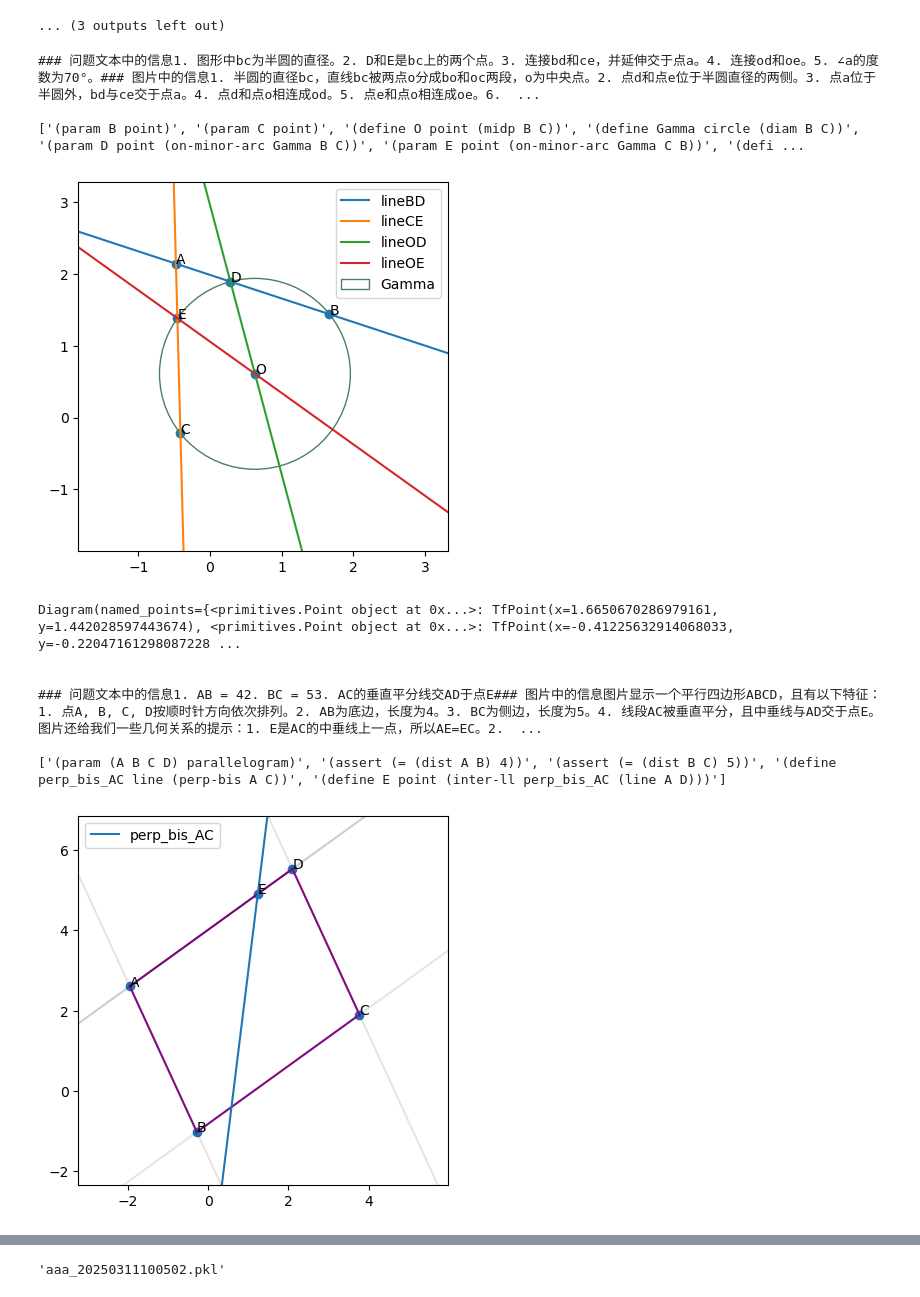
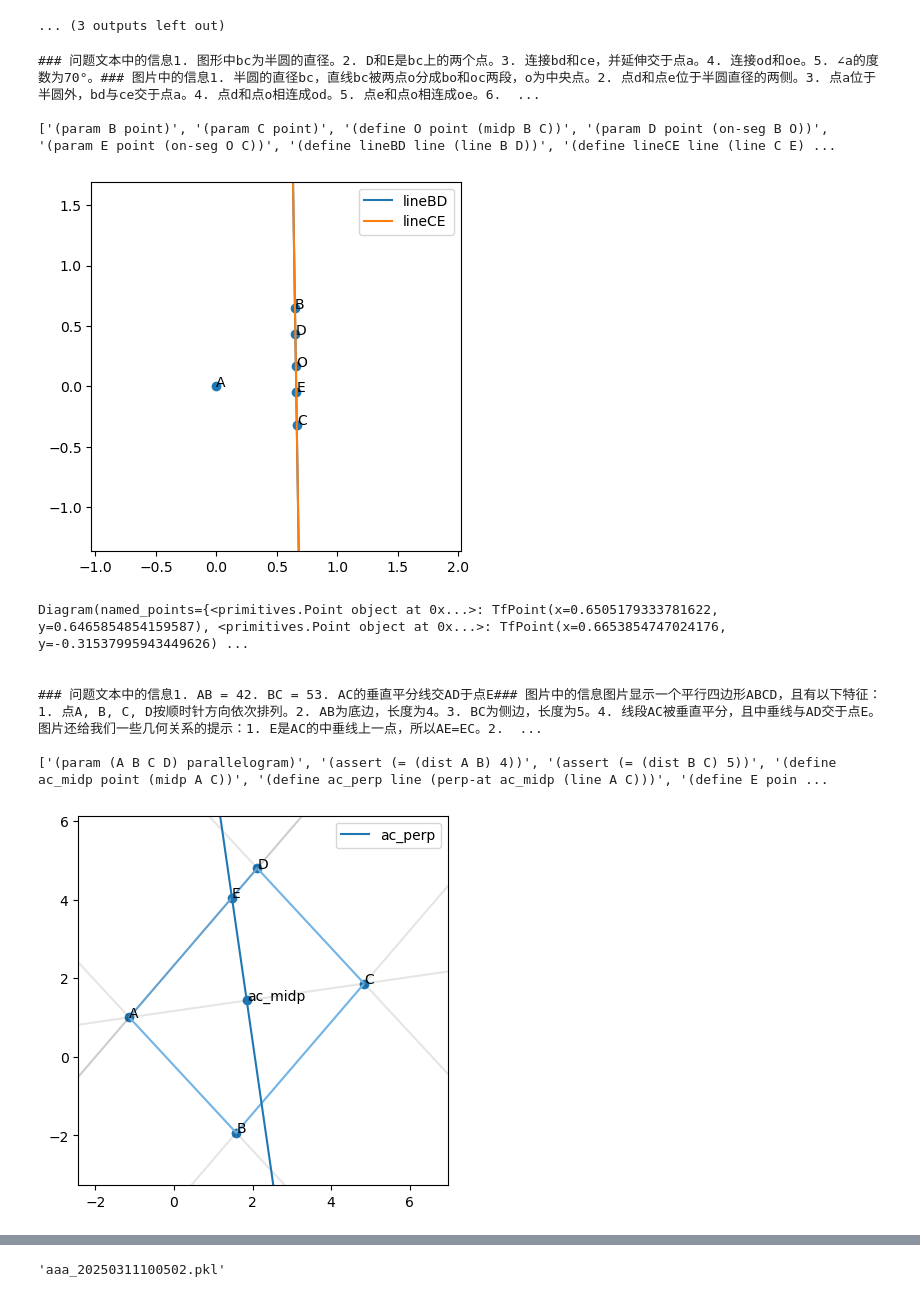
Before and after one commit to seanq31/geo-model-builder, a Jupyter notebook: src/test_api.ipynb, the cells around one changed output, grey strips where cells are left out. Cells and saved outputs as stored; diff of their text form; code cells hidden in the pictures.

```diff
--- a/src/test_api.ipynb
+++ b/src/test_api.ipynb
@@ -697,32 +697,32 @@ Diagram(named_points={<primitives.Point object at 0x...>: TfPoint(x=-0.724870092
 # %%
 import pickle
 
-with open('../llm_gen/res_all_in_one_dict.pkl', 'rb') as f:
+with open('../llm_gen/res_all_in_one_dict_20250311130550.pkl', 'rb') as f:
     gmb_result_dict = pickle.load(f)
 
 for key, res in gmb_result_dict.items():
     print(res[2])
     print(res[0])
     if res[1] == []:
         print('Fail to solve!!!')
     elif res[1][0] is None:
         print('GMBL grammar error!!!')
     else:
         res[1][0].plot()
         print(res[1][0])
     # print(res[3])
     # print(res[4])
 
     print('')
 # %% [output]
 ### 问题文本中的信息1. 图形中bc为半圆的直径。2. D和E是bc上的两个点。3. 连接bd和ce，并延伸交于点a。4. 连接od和oe。5. ∠a的度数为70°。### 图片中的信息1. 半圆的直径bc，直线bc被两点o分成bo和oc两段，o为中央点。2. 点d和点e位于半圆直径的两侧。3. 点a位于半圆外，bd与ce交于点a。4. 点d和点o相连成od。5. 点e和点o相连成oe。6.  ...
 
-['(param B point)', '(param C point)', '(define O point (midp B C))', '(define Gamma circle (diam B C))', '(param D point (on-minor-arc Gamma B C))', '(param E point (on-minor-arc Gamma C B))', '(defi ...
+['(param B point)', '(param C point)', '(define O point (midp B C))', '(param D point (on-seg B O))', '(param E point (on-seg O C))', '(define lineBD line (line B D))', '(define lineCE line (line C E) ...
-[figure, old version]
+[figure, new version]
-Diagram(named_points={<primitives.Point object at 0x...>: TfPoint(x=1.6650670286979161, y=1.442028597443674), <primitives.Point object at 0x...>: TfPoint(x=-0.41225632914068033, y=-0.22047161298087228 ...
+Diagram(named_points={<primitives.Point object at 0x...>: TfPoint(x=0.6505179333781622, y=0.6465854854159587), <primitives.Point object at 0x...>: TfPoint(x=0.6653854747024176, y=-0.31537995943449626) ...
 
 
 ### 问题文本中的信息1. AB = 42. BC = 53. AC的垂直平分线交AD于点E### 图片中的信息图片显示一个平行四边形ABCD，且有以下特征：1. 点A, B, C, D按顺时针方向依次排列。2. AB为底边，长度为4。3. BC为侧边，长度为5。4. 线段AC被垂直平分，且中垂线与AD交于点E。图片还给我们一些几何关系的提示：1. E是AC的中垂线上一点，所以AE=EC。2.  ...
 
-['(param (A B C D) parallelogram)', '(assert (= (dist A B) 4))', '(assert (= (dist B C) 5))', '(define perp_bis_AC line (perp-bis A C))', '(define E point (inter-ll perp_bis_AC (line A D)))']
+['(param (A B C D) parallelogram)', '(assert (= (dist A B) 4))', '(assert (= (dist B C) 5))', '(define ac_midp point (midp A C))', '(define ac_perp line (perp-at ac_midp (line A C)))', '(define E poin ...
-[figure, old version]
+[figure, new version]
```
Also changed, not shown: parts of 1 cell of this notebook, 7 other files.
